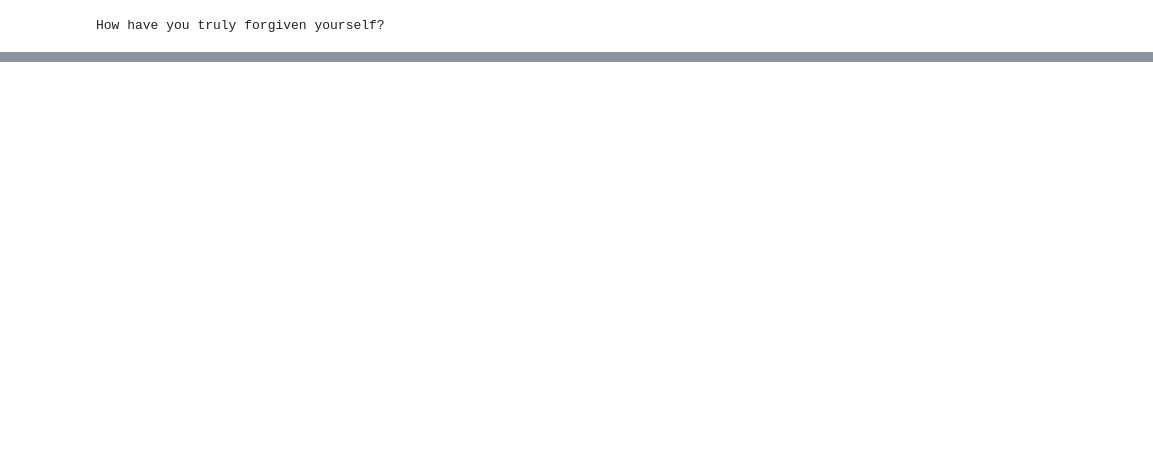
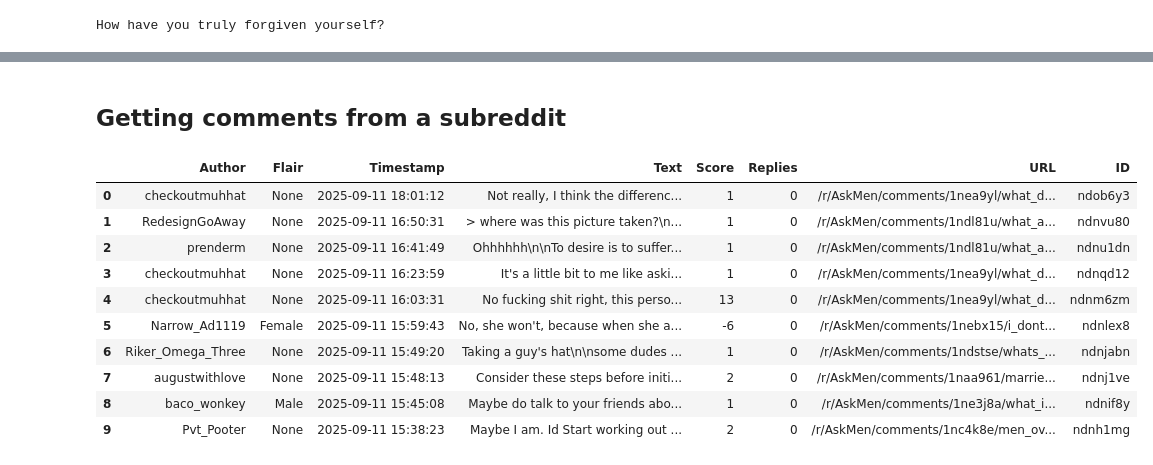
Before and after one commit to sarosenau/dude_reddit, a Jupyter notebook: exploration.ipynb, the cells around one changed output, grey strips where cells are left out. Saved outputs shown, nothing was run; the diff lists cells and outputs as text; code cells hidden in the pictures; blank space fills up the shorter version.

```diff
--- a/exploration.ipynb
+++ b/exploration.ipynb
@@ -134,0 +178,33 @@ comments_df
+# %% [markdown]
+## Getting comments from a subreddit
+# %%
+keywords = ['dude']
+askmen_comment_data = []
+for comment in reddit.subreddit("askmen").comments(limit=3000):
+        if any(keyword in comment.body for keyword in keywords):
+           askmen_comment_data.append({
+                #'Post_id': comment.parent.id,
+                #'Title': comment.parent.title,
+                'Author': comment.author.name if comment.author else 'Unknown',
+                'Flair': comment.author_flair_text,
+                'Timestamp': pd.to_datetime(comment.created_utc, unit='s'),
+                'Text': comment.body,
+                'Score': comment.score,
+                'Replies': len(comment.replies.list()),
+                'URL': comment.permalink,
+                'ID': comment.id,
+            })
+askmen_df = pd.DataFrame(askmen_comment_data)
+askmen_df
+# %% [output]
+|  | Author | Flair | Timestamp | Text | Score | Replies | URL | ID |
+| 0 | checkoutmuhhat | None | 2025-09-11 18:01:12 | Not really, I think the differenc... | 1 | 0 | /r/AskMen/comments/1nea9yl/what_d... | ndob6y3 |
+| 1 | RedesignGoAway | None | 2025-09-11 16:50:31 | > where was this picture taken?\n... | 1 | 0 | /r/AskMen/comments/1ndl81u/what_a... | ndnvu80 |
+| 2 | prenderm | None | 2025-09-11 16:41:49 | Ohhhhhh\n\nTo desire is to suffer... | 1 | 0 | /r/AskMen/comments/1ndl81u/what_a... | ndnu1dn |
+| 3 | checkoutmuhhat | None | 2025-09-11 16:23:59 | It's a little bit to me like aski... | 1 | 0 | /r/AskMen/comments/1nea9yl/what_d... | ndnqd12 |
+| 4 | checkoutmuhhat | None | 2025-09-11 16:03:31 | No fucking shit right, this perso... | 13 | 0 | /r/AskMen/comments/1nea9yl/what_d... | ndnm6zm |
+| 5 | Narrow_Ad1119 | Female | 2025-09-11 15:59:43 | No, she won't, because when she a... | -6 | 0 | /r/AskMen/comments/1nebx15/i_dont... | ndnlex8 |
+| 6 | Riker_Omega_Three | None | 2025-09-11 15:49:20 | Taking a guy's hat\n\nsome dudes ... | 1 | 0 | /r/AskMen/comments/1ndstse/whats_... | ndnjabn |
+| 7 | augustwithlove | None | 2025-09-11 15:48:13 | Consider these steps before initi... | 2 | 0 | /r/AskMen/comments/1naa961/marrie... | ndnj1ve |
+| 8 | baco_wonkey | Male | 2025-09-11 15:45:08 | Maybe do talk to your friends abo... | 1 | 0 | /r/AskMen/comments/1ne3j8a/what_i... | ndnif8y |
+| 9 | Pvt_Pooter | None | 2025-09-11 15:38:23 | Maybe I am. Id Start working out ... | 2 | 0 | /r/AskMen/comments/1nc4k8e/men_ov... | ndnh1mg |
```
Also changed, not shown: parts of 11 cells of this notebook, 1 other file.
